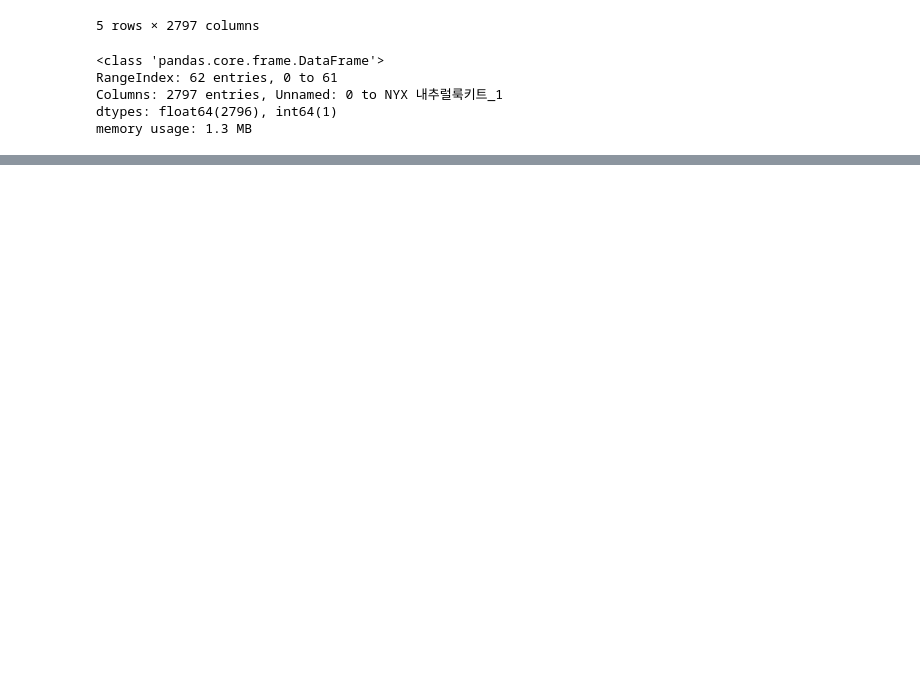
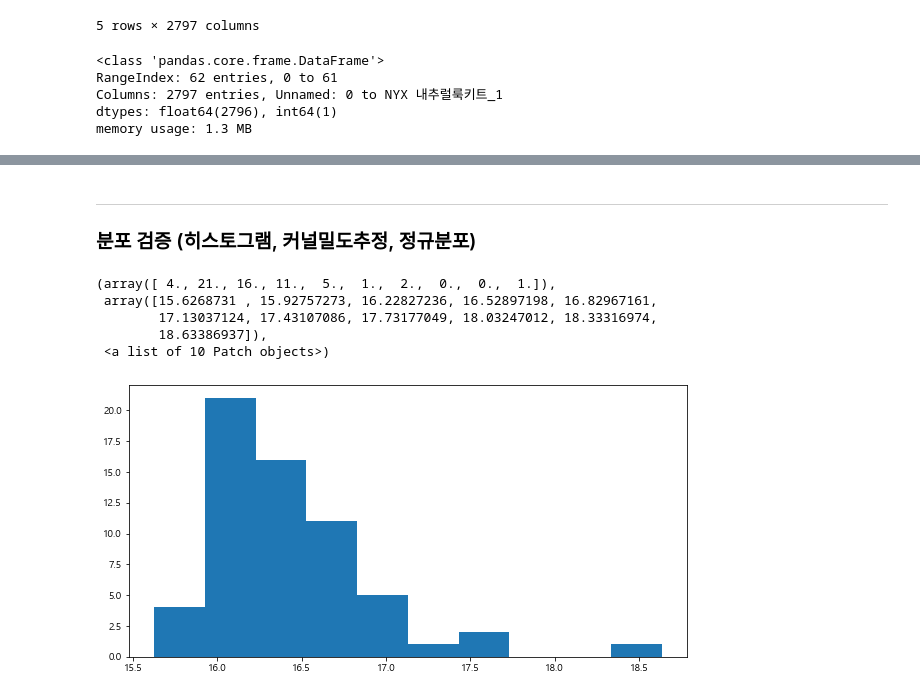
Before and after one commit to kdy7710/Bigdata_Team_Project, a Jupyter notebook: 뷰티인플루언서 영향력 유튜브/Beauty_Analytics.ipynb, the cells around one changed output, grey strips where cells are left out. Drawn from its saved outputs; the diff is of its cells as text; code cells hidden in the pictures; blank space fills up the shorter version.

```diff
--- a/뷰티인플루언서 영향력 유튜브/Beauty_Analytics.ipynb
+++ b/뷰티인플루언서 영향력 유튜브/Beauty_Analytics.ipynb
@@ -804,0 +72,5 @@ PPL의 영향력(방영당일 상승폭)에 대해서 비교 해봤을 때,
+# %%
+# 해당 단위에서 사용되지 않는 조회수row(62번) 잠시 제거
+
+BBC = BBC[:61]
+BBC.tail(2)
@@ -804,0 +101,12 @@ PPL의 영향력(방영당일 상승폭)에 대해서 비교 해봤을 때,
+# %%
+# 이동평균선 제작('avg_5')
+# ['Row_mean']의 5일간격(해당일 전5일) 평균치
+
+avg_5 = []
+for i in range(0,len(BBC['Row_mean'])):
+    avg_5.append(BBC['Row_mean'][i-5:i].mean())
+avg_5 = pd.DataFrame(avg_5)
+avg_5.head(10)
+BBC['avg_5'] = avg_5
+
+BBC.columns
@@ -804,0 +121,13 @@ PPL의 영향력(방영당일 상승폭)에 대해서 비교 해봤을 때,
+# %%
+# 이동평균선 제작('avg_10')
+# ['Row_mean']의 10일간격(해당일 전후5일) 평균치
+
+avg_10 = []
+for i in range(0,len(BBC['Row_mean'])):
+    avg_10.append(BBC['Row_mean'][i-5:i+5].mean())
+avg_10 = pd.DataFrame(avg_10)
+avg_10.head(10)
+BBC['avg_10'] = avg_10
+BBC['avg_10'][56:61] = np.nan
+
+BBC.columns
@@ -804,0 +142,6 @@ PPL의 영향력(방영당일 상승폭)에 대해서 비교 해봤을 때,
+# %%
+# 방영일자(0~60)을 (-30~0~30) 으로 변경
+BBC.index = np.arange(-30,31)
+BBC.head()
+
+# DB에서 불러올 시 삭제할 수 있는 셀.
@@ -804,0 +162,15 @@ PPL의 영향력(방영당일 상승폭)에 대해서 비교 해봤을 때,
+# %% [markdown]
+---
+### 분포 검증 (히스토그램, 커널밀도추정, 정규분포)
+# %%
+# BBC의 histogram
+
+plt.figure(figsize=(10, 5))
+plt.hist(BBC['Row_mean'],histtype='bar')
+# %% [output]
+(array([ 4., 21., 16., 11.,  5.,  1.,  2.,  0.,  0.,  1.]),
+ array([15.6268731 , 15.92757273, 16.22827236, 16.52897198, 16.82967161,
+        17.13037124, 17.43107086, 17.73177049, 18.03247012, 18.33316974,
+        18.63386937]),
+ <a list of 10 Patch objects>)
+[figure, added]
```
Also changed, not shown: parts of 141 cells of this notebook, 1 other file.
